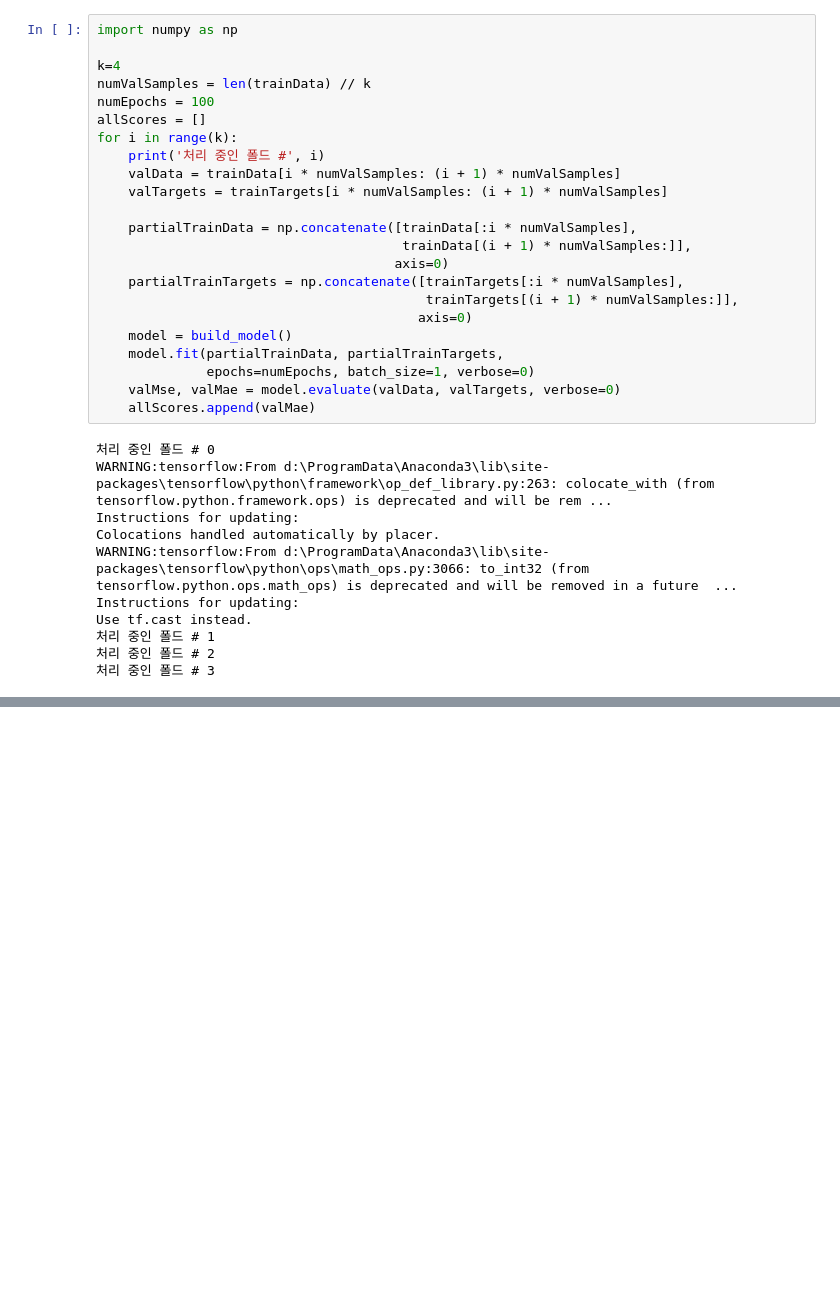
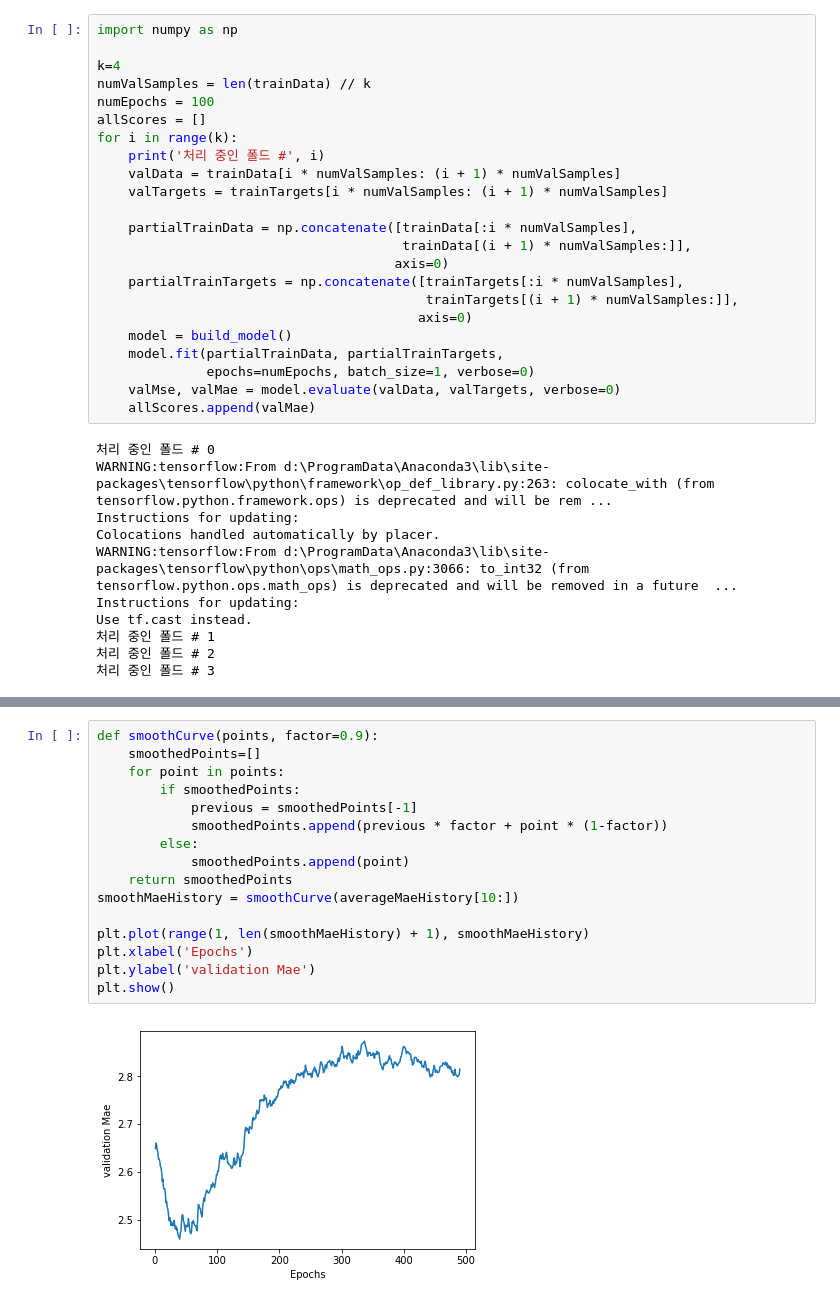
Before and after one commit to naramp4/python, a Jupyter notebook: keras/3장 보스턴 주택 가격 예측.ipynb, the cells around one changed output, grey strips where cells are left out. Drawn from its saved outputs; the diff is of its cells as text; blank space fills up the shorter version.

```diff
--- a/keras/3장 보스턴 주택 가격 예측.ipynb
+++ b/keras/3장 보스턴 주택 가격 예측.ipynb
@@ -97,0 +106,18 @@ print(get_available_devices())
+# %%
+def smoothCurve(points, factor=0.9):
+    smoothedPoints=[]
+    for point in points:
+        if smoothedPoints:
+            previous = smoothedPoints[-1]
+            smoothedPoints.append(previous * factor + point * (1-factor))
+        else:
+            smoothedPoints.append(point)
+    return smoothedPoints
+smoothMaeHistory = smoothCurve(averageMaeHistory[10:])
+
+plt.plot(range(1, len(smoothMaeHistory) + 1), smoothMaeHistory)
+plt.xlabel('Epochs')
+plt.ylabel('validation Mae')
+plt.show()
+# %% [output]
+[figure, added]
```
Also changed, not shown: parts of 8 cells of this notebook.
